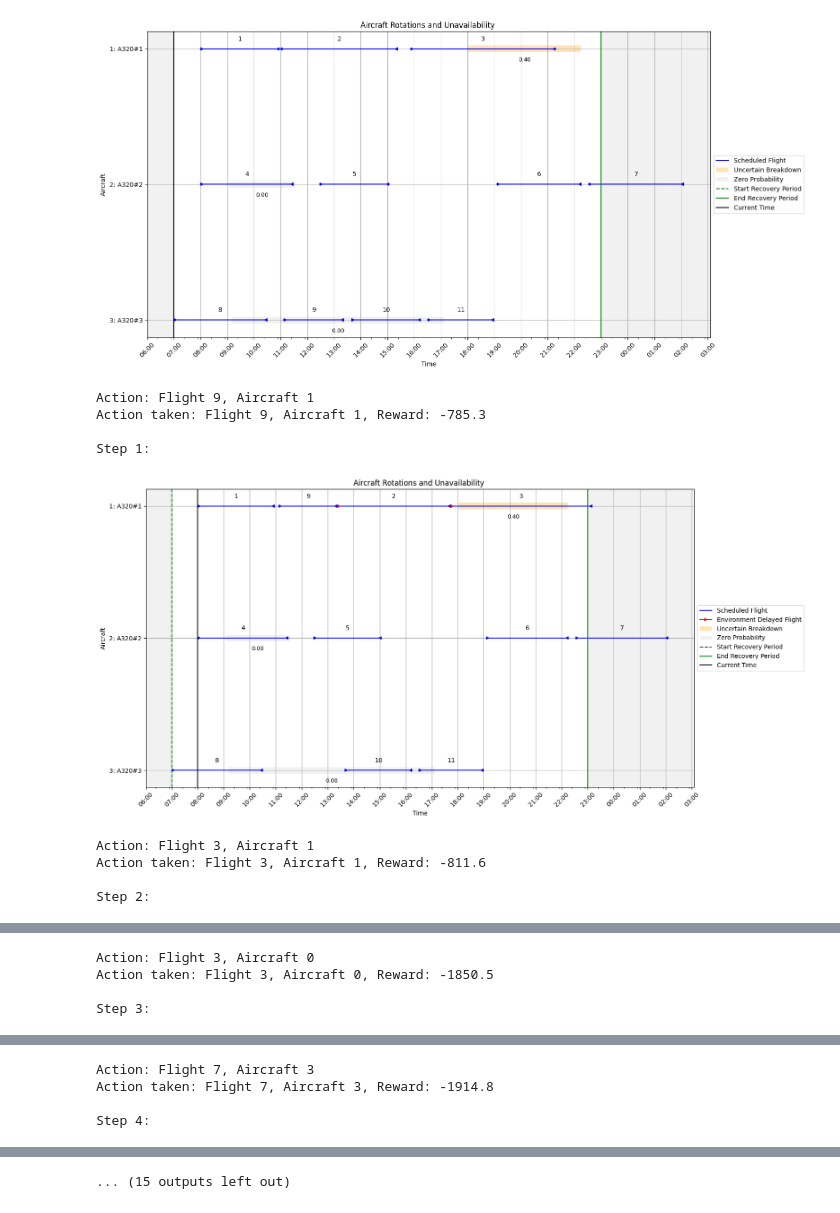
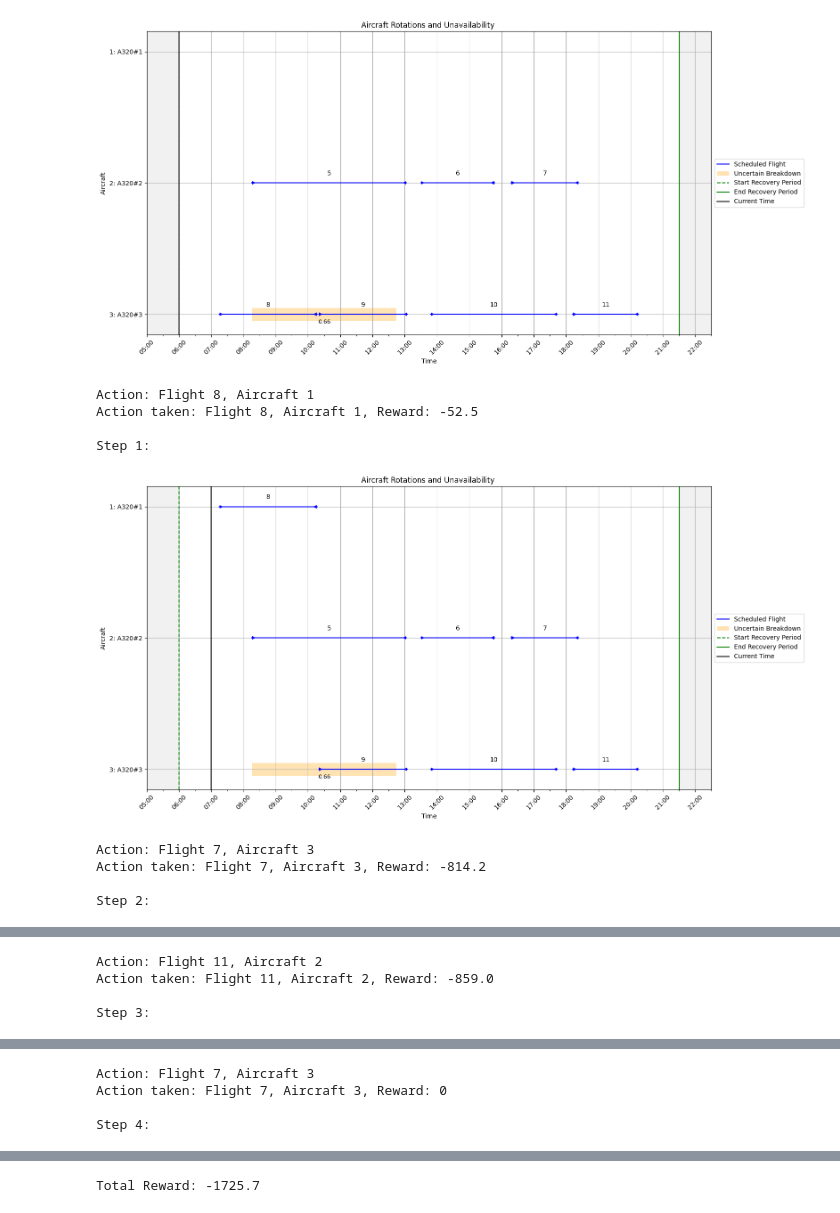
Before and after one commit to PieterBecking/Boeing-ADM-DRL-Github, a Jupyter notebook: notebooks/inference_random.ipynb, the cells around one changed output, grey strips where cells are left out. Saved outputs shown, nothing was run; the diff lists cells and outputs as text; code cells hidden in the pictures.

```diff
--- a/notebooks/inference_random.ipynb
+++ b/notebooks/inference_random.ipynb
@@ -154,7 +154,7 @@ def run_random_agent(scenario_folder):
 
 
 
-SCENARIO_FOLDER = "../data/Training/3ac-1-uncertain-low-prob/Scenario_01"
+SCENARIO_FOLDER = "../data/Training/3ac-10-uncertain-high/Scenario_02"
 
 # Verify folder exists
 if not os.path.exists(SCENARIO_FOLDER):
@@ -175,11 +175,11 @@ Initial State:
 Step 0:
-[figure, old version]
+[figure, new version]
-Action: Flight 9, Aircraft 1
-Action taken: Flight 9, Aircraft 1, Reward: -785.3
+Action: Flight 8, Aircraft 1
+Action taken: Flight 8, Aircraft 1, Reward: -52.5
 
 Step 1:
-[figure, old version]
+[figure, new version]
-Action: Flight 3, Aircraft 1
-Action taken: Flight 3, Aircraft 1, Reward: -811.6
+Action: Flight 7, Aircraft 3
+Action taken: Flight 7, Aircraft 3, Reward: -814.2
 
 Step 2:
@@ -187,4 +187,4 @@ Step 2:
-Action: Flight 3, Aircraft 0
-Action taken: Flight 3, Aircraft 0, Reward: -1850.5
+Action: Flight 11, Aircraft 2
+Action taken: Flight 11, Aircraft 2, Reward: -859.0
 
 Step 3:
@@ -192,4 +192,4 @@ Step 3:
 Action: Flight 7, Aircraft 3
-Action taken: Flight 7, Aircraft 3, Reward: -1914.8
+Action taken: Flight 7, Aircraft 3, Reward: 0
 
 Step 4:
@@ -202 +200 @@ Step 5:
-... (15 outputs left out)
+Total Reward: -1725.7
```
Also changed, not shown: parts of 1 cell of this notebook, 20 other files.
